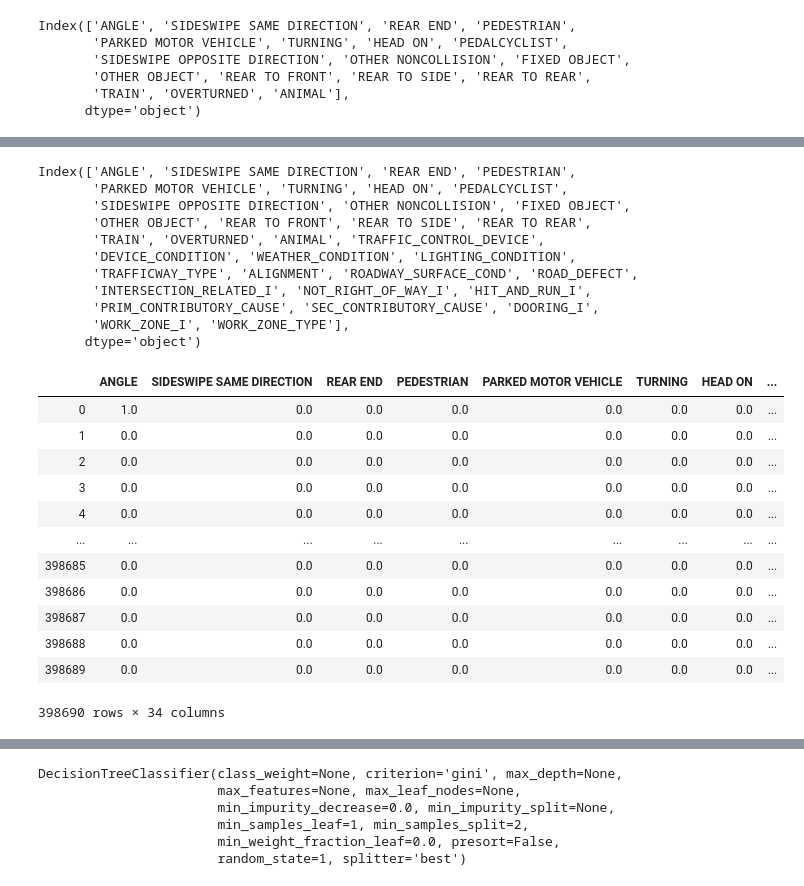
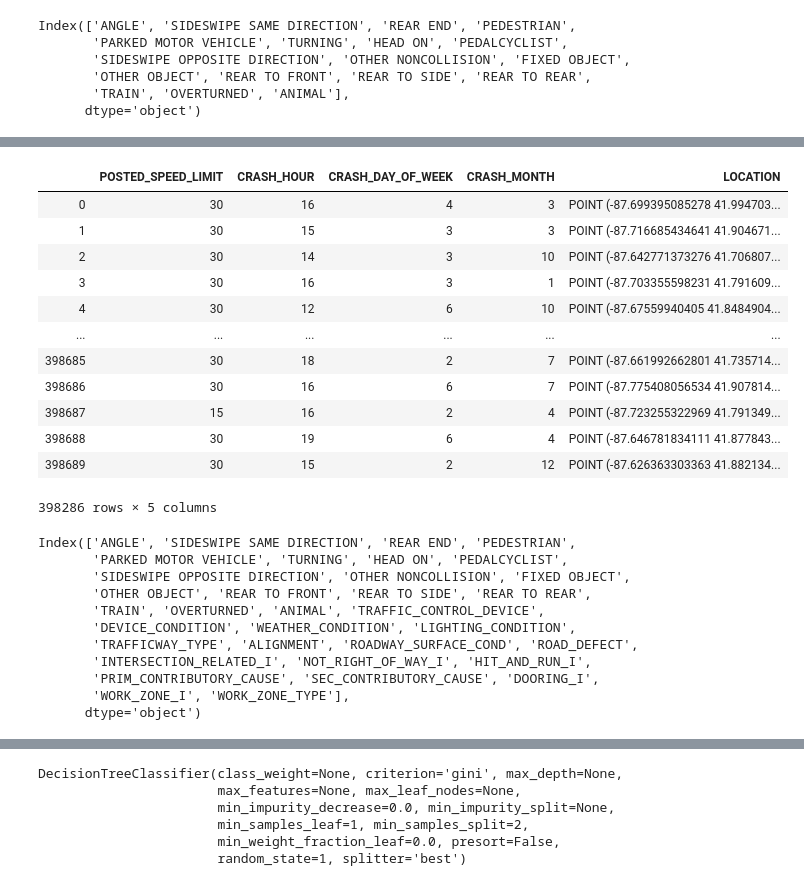
Before and after one commit to LeDorean/Chicago_car_crash_prediction, a Jupyter notebook: notebooks/Rd2.ipynb, the cells around one changed output, grey strips where cells are left out. Cells and saved outputs as stored; diff of their text form; code cells hidden in the pictures.

```diff
--- a/notebooks/Rd2.ipynb
+++ b/notebooks/Rd2.ipynb
@@ -173,5 +149,19 @@ en_df
 # %%
-# no_en_df = ['POSTED_SPEED_LIMIT','LANE_CNT','CRASH_HOUR', 'CRASH_DAY_OF_WEEK', 'CRASH_MONTH', 'LOCATION']
-# no_en_df = pd.DataFrame(df[no_en_df])
-# no_en_df
+no_en_df = ['POSTED_SPEED_LIMIT','CRASH_HOUR', 'CRASH_DAY_OF_WEEK', 'CRASH_MONTH', 'LOCATION']
+no_en_df = pd.DataFrame(df[no_en_df])
+no_en_df
+# %% [output]
+|  | POSTED_SPEED_LIMIT | CRASH_HOUR | CRASH_DAY_OF_WEEK | CRASH_MONTH | LOCATION |
+| 0 | 30 | 16 | 4 | 3 | POINT (-87.699395085278 41.994703... |
+| 1 | 30 | 15 | 3 | 3 | POINT (-87.716685434641 41.904671... |
+| 2 | 30 | 14 | 3 | 10 | POINT (-87.642771373276 41.706807... |
+| 3 | 30 | 16 | 3 | 1 | POINT (-87.703355598231 41.791609... |
+| 4 | 30 | 12 | 6 | 10 | POINT (-87.67559940405 41.8484904... |
+| ... | ... | ... | ... | ... | ... |
+| 398685 | 30 | 18 | 2 | 7 | POINT (-87.661992662801 41.735714... |
+| 398686 | 30 | 16 | 6 | 7 | POINT (-87.775408056534 41.907814... |
+| 398687 | 15 | 16 | 2 | 4 | POINT (-87.723255322969 41.791349... |
+| 398688 | 30 | 19 | 6 | 4 | POINT (-87.646781834111 41.877843... |
+| 398689 | 30 | 15 | 2 | 12 | POINT (-87.626363303363 41.882134... |
+398286 rows × 5 columns
 # %%
@@ -179,30 +170,15 @@ df = pd.merge(crash_df, en_df, left_index=True, right_index=True)
-# %%
-df.columns
-# %% [output]
-Index(['ANGLE', 'SIDESWIPE SAME DIRECTION', 'REAR END', 'PEDESTRIAN',
-       'PARKED MOTOR VEHICLE', 'TURNING', 'HEAD ON', 'PEDALCYCLIST',
-       'SIDESWIPE OPPOSITE DIRECTION', 'OTHER NONCOLLISION', 'FIXED OBJECT',
-       'OTHER OBJECT', 'REAR TO FRONT', 'REAR TO SIDE', 'REAR TO REAR',
-       'TRAIN', 'OVERTURNED', 'ANIMAL', 'TRAFFIC_CONTROL_DEVICE',
-       'DEVICE_CONDITION', 'WEATHER_CONDITION', 'LIGHTING_CONDITION',
-       'TRAFFICWAY_TYPE', 'ALIGNMENT', 'ROADWAY_SURFACE_COND', 'ROAD_DEFECT',
-       'INTERSECTION_RELATED_I', 'NOT_RIGHT_OF_WAY_I', 'HIT_AND_RUN_I',
-       'PRIM_CONTRIBUTORY_CAUSE', 'SEC_CONTRIBUTORY_CAUSE', 'DOORING_I',
-       'WORK_ZONE_I', 'WORK_ZONE_TYPE'],
-      dtype='object')
-# %%
-df
-# %% [output]
-|  | ANGLE | SIDESWIPE SAME DIRECTION | REAR END | PEDESTRIAN | PARKED MOTOR VEHICLE | TURNING | HEAD ON | ... |
-| 0 | 1.0 | 0.0 | 0.0 | 0.0 | 0.0 | 0.0 | 0.0 | ... |
-| 1 | 0.0 | 0.0 | 0.0 | 0.0 | 0.0 | 0.0 | 0.0 | ... |
-| 2 | 0.0 | 0.0 | 0.0 | 0.0 | 0.0 | 0.0 | 0.0 | ... |
-| 3 | 0.0 | 0.0 | 0.0 | 0.0 | 0.0 | 0.0 | 0.0 | ... |
-| 4 | 0.0 | 0.0 | 0.0 | 0.0 | 0.0 | 0.0 | 0.0 | ... |
-| ... | ... | ... | ... | ... | ... | ... | ... | ... |
-| 398685 | 0.0 | 0.0 | 0.0 | 0.0 | 0.0 | 0.0 | 0.0 | ... |
-| 398686 | 0.0 | 0.0 | 0.0 | 0.0 | 0.0 | 0.0 | 0.0 | ... |
-| 398687 | 0.0 | 0.0 | 0.0 | 0.0 | 0.0 | 0.0 | 0.0 | ... |
-| 398688 | 0.0 | 0.0 | 0.0 | 0.0 | 0.0 | 0.0 | 0.0 | ... |
-| 398689 | 0.0 | 0.0 | 0.0 | 0.0 | 0.0 | 0.0 | 0.0 | ... |
-398690 rows × 34 columns
+# %%
+# Here we have the Features and all Crash types
+df2.columns
+# %% [output]
+Index(['ANGLE', 'SIDESWIPE SAME DIRECTION', 'REAR END', 'PEDESTRIAN',
+       'PARKED MOTOR VEHICLE', 'TURNING', 'HEAD ON', 'PEDALCYCLIST',
+       'SIDESWIPE OPPOSITE DIRECTION', 'OTHER NONCOLLISION', 'FIXED OBJECT',
+       'OTHER OBJECT', 'REAR TO FRONT', 'REAR TO SIDE', 'REAR TO REAR',
+       'TRAIN', 'OVERTURNED', 'ANIMAL', 'TRAFFIC_CONTROL_DEVICE',
+       'DEVICE_CONDITION', 'WEATHER_CONDITION', 'LIGHTING_CONDITION',
+       'TRAFFICWAY_TYPE', 'ALIGNMENT', 'ROADWAY_SURFACE_COND', 'ROAD_DEFECT',
+       'INTERSECTION_RELATED_I', 'NOT_RIGHT_OF_WAY_I', 'HIT_AND_RUN_I',
+       'PRIM_CONTRIBUTORY_CAUSE', 'SEC_CONTRIBUTORY_CAUSE', 'DOORING_I',
+       'WORK_ZONE_I', 'WORK_ZONE_TYPE'],
+      dtype='object')
```
Also changed, not shown: parts of 27 cells of this notebook.
